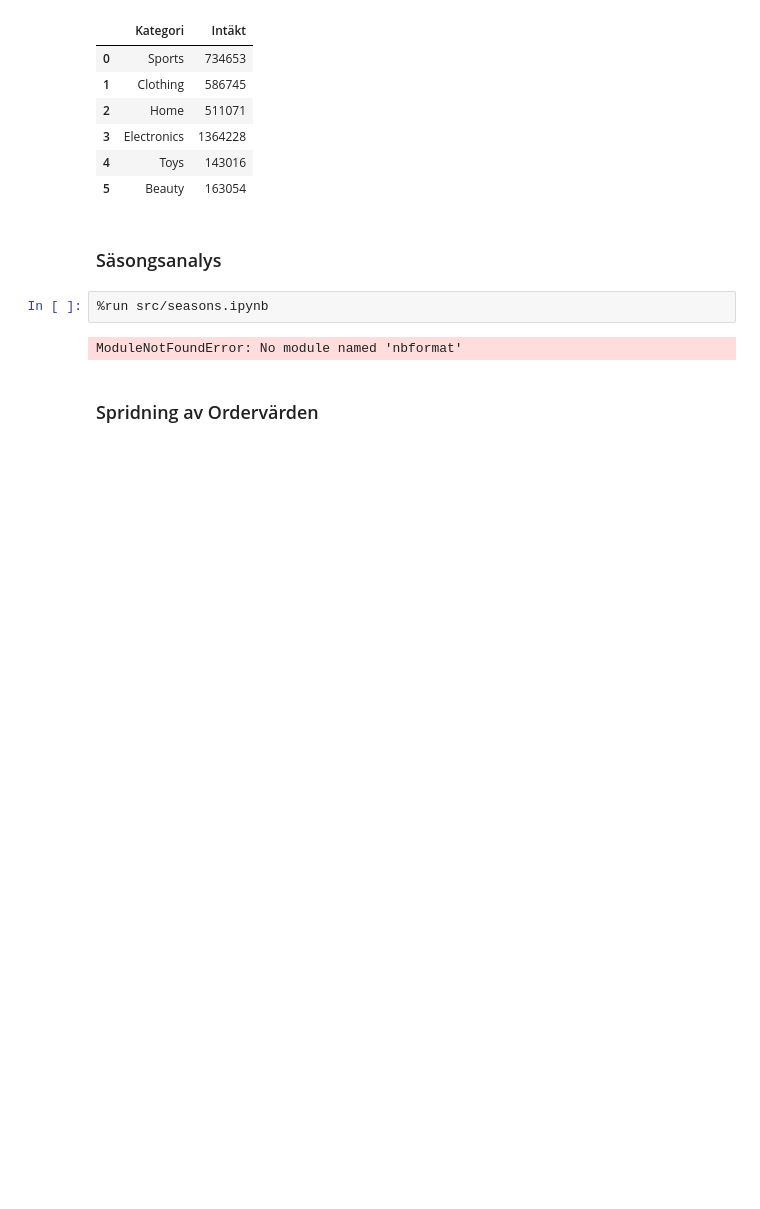
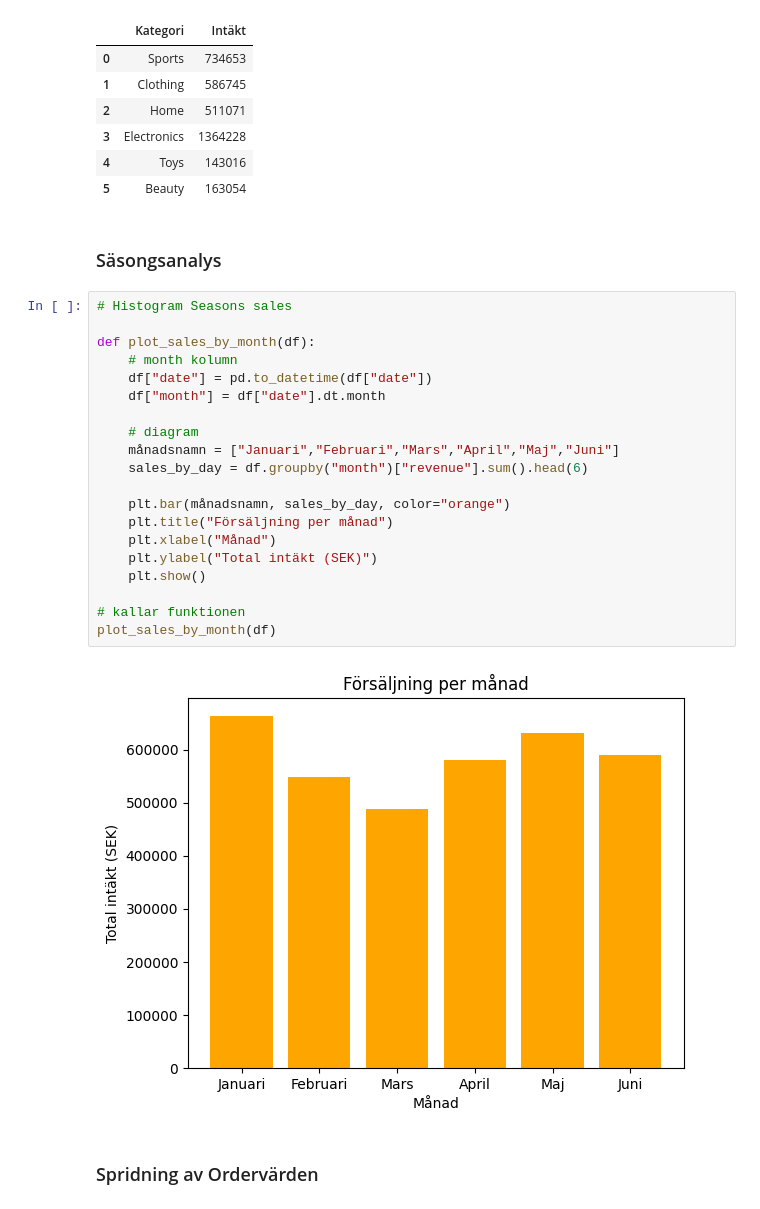
Before and after one commit to rieradariel-hue/ehandel_rapport, a Jupyter notebook: report.ipynb, the cells around one changed output. Cells and saved outputs as stored; diff of their text form; blank space fills up the shorter version.

Commit message:
skriver hela koden för histogram

```diff
--- a/report.ipynb
+++ b/report.ipynb
@@ -90,9 +90,27 @@ category_df
 # %% [markdown]
 ### Säsongsanalys
 # %%
-%run src/seasons.ipynb
+# Histogram Seasons sales
+
+def plot_sales_by_month(df):
+    # month kolumn
+    df["date"] = pd.to_datetime(df["date"])
+    df["month"] = df["date"].dt.month
+
+    # diagram
+    månadsnamn = ["Januari","Februari","Mars","April","Maj","Juni"]
+    sales_by_day = df.groupby("month")["revenue"].sum().head(6)
+
+    plt.bar(månadsnamn, sales_by_day, color="orange")
+    plt.title("Försäljning per månad")
+    plt.xlabel("Månad")
+    plt.ylabel("Total intäkt (SEK)")
+    plt.show()
+
+# kallar funktionen
+plot_sales_by_month(df)
 # %% [output]
-ModuleNotFoundError: No module named 'nbformat'
+[figure, added]
 # %% [markdown]
 ### Spridning av Ordervärden
 # %%
```
Also changed, not shown: parts of 2 cells of this notebook.
